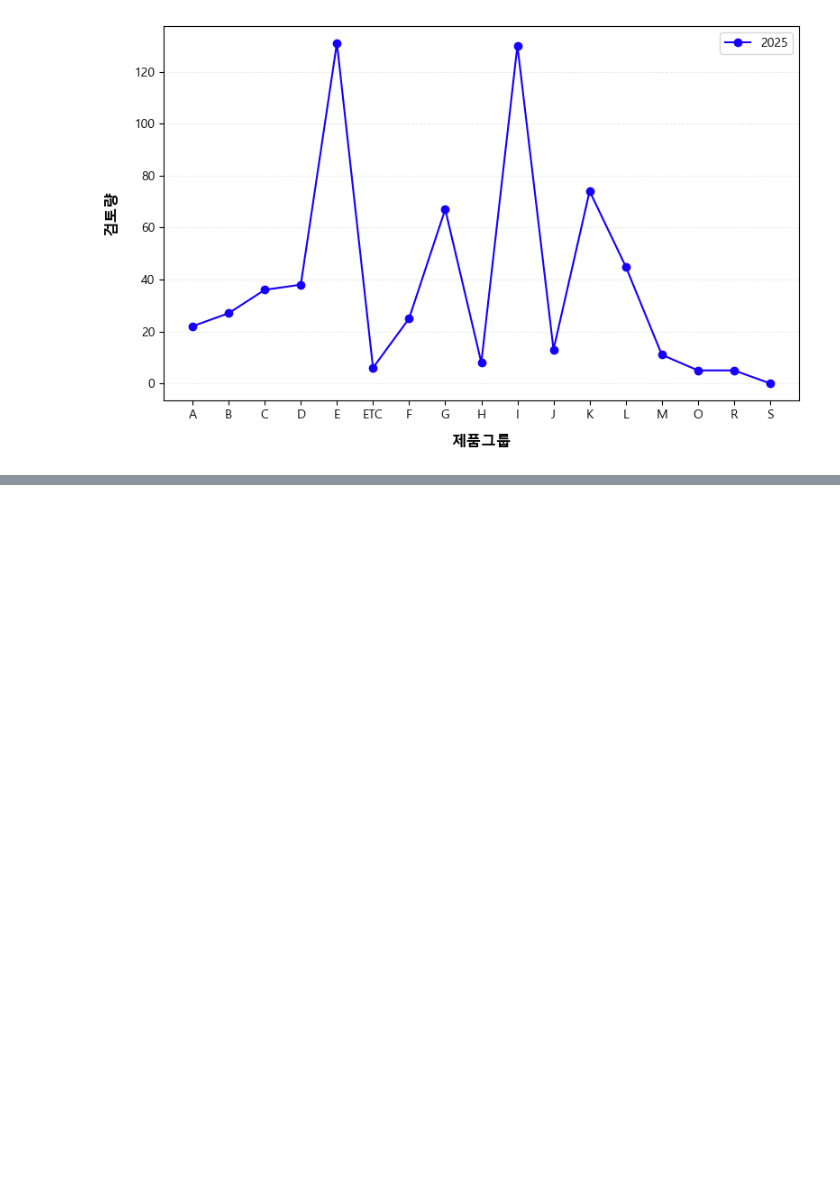
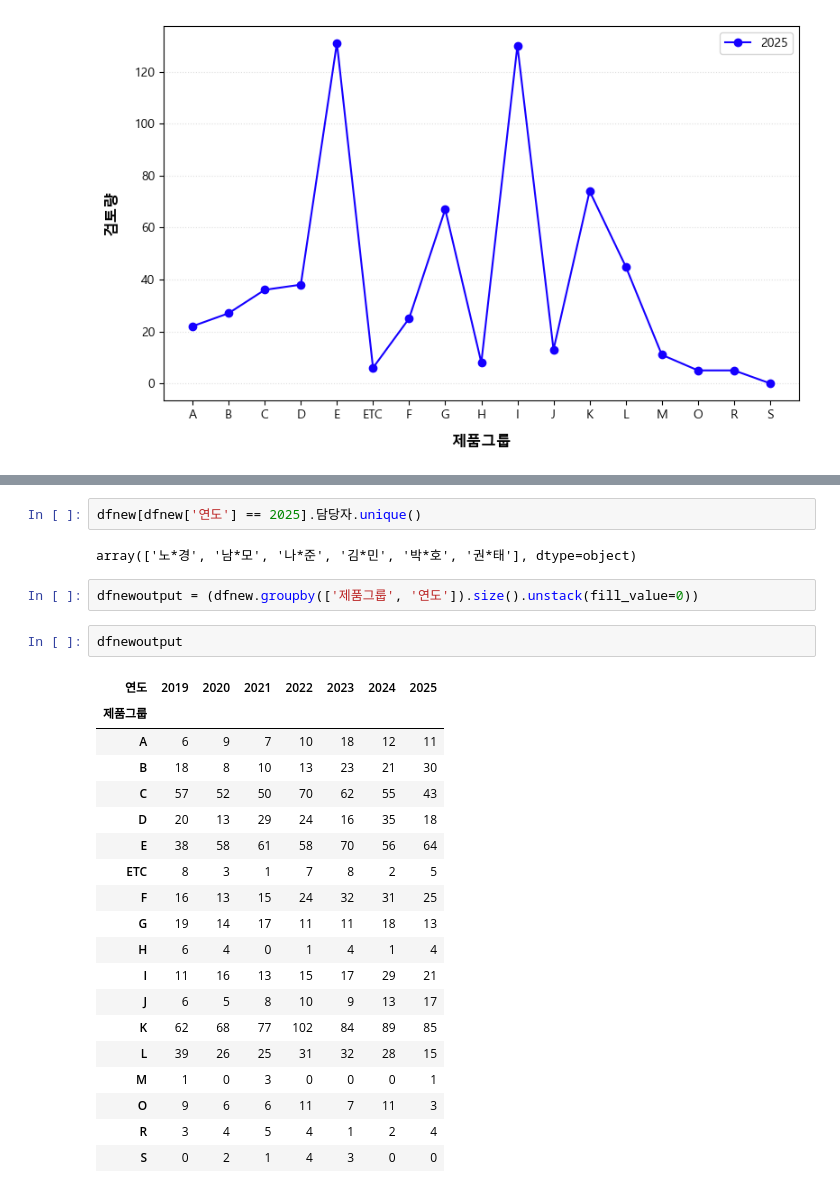
Before and after one commit to coooodek/request-log, a Jupyter notebook: work/03-2_Analysis.ipynb, the cells around one changed output, grey strips where cells are left out. Cells and saved outputs as stored; diff of their text form; blank space fills up the shorter version.

```diff
--- a/work/03-2_Analysis.ipynb
+++ b/work/03-2_Analysis.ipynb
@@ -116,0 +186,28 @@ plt.show()
+# %%
+dfnew[dfnew['연도'] == 2025].담당자.unique()
+# %% [output]
+array(['노*경', '남*모', '나*준', '김*민', '박*호', '권*태'], dtype=object)
+# %%
+dfnewoutput = (dfnew.groupby(['제품그룹', '연도']).size().unstack(fill_value=0))
+# %%
+dfnewoutput
+# %% [output]
+| 연도 | 2019 | 2020 | 2021 | 2022 | 2023 | 2024 | 2025 |
+| 제품그룹 |  |  |  |  |  |  |  |
+| A | 6 | 9 | 7 | 10 | 18 | 12 | 11 |
+| B | 18 | 8 | 10 | 13 | 23 | 21 | 30 |
+| C | 57 | 52 | 50 | 70 | 62 | 55 | 43 |
+| D | 20 | 13 | 29 | 24 | 16 | 35 | 18 |
+| E | 38 | 58 | 61 | 58 | 70 | 56 | 64 |
+| ETC | 8 | 3 | 1 | 7 | 8 | 2 | 5 |
+| F | 16 | 13 | 15 | 24 | 32 | 31 | 25 |
+| G | 19 | 14 | 17 | 11 | 11 | 18 | 13 |
+| H | 6 | 4 | 0 | 1 | 4 | 1 | 4 |
+| I | 11 | 16 | 13 | 15 | 17 | 29 | 21 |
+| J | 6 | 5 | 8 | 10 | 9 | 13 | 17 |
+| K | 62 | 68 | 77 | 102 | 84 | 89 | 85 |
+| L | 39 | 26 | 25 | 31 | 32 | 28 | 15 |
+| M | 1 | 0 | 3 | 0 | 0 | 0 | 1 |
+| O | 9 | 6 | 6 | 11 | 7 | 11 | 3 |
+| R | 3 | 4 | 5 | 4 | 1 | 2 | 4 |
+| S | 0 | 2 | 1 | 4 | 3 | 0 | 0 |
```
Also changed, not shown: parts of 9 cells of this notebook.
